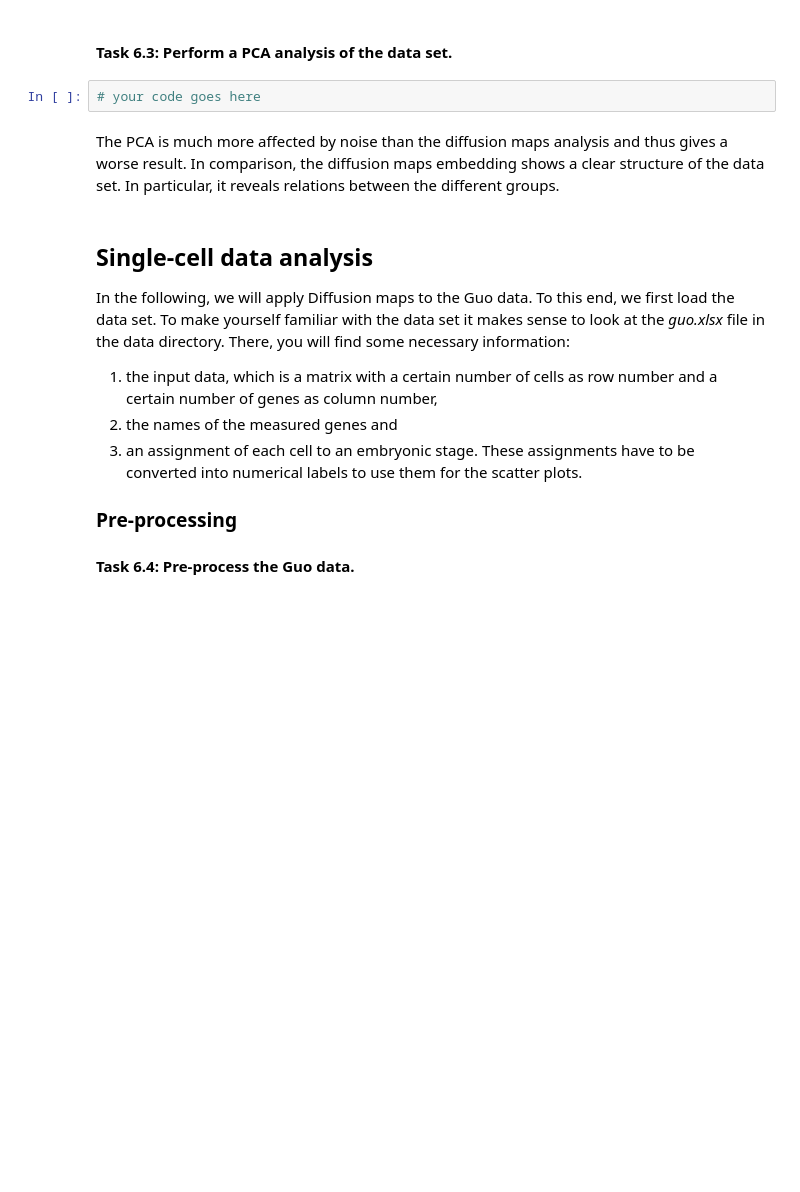
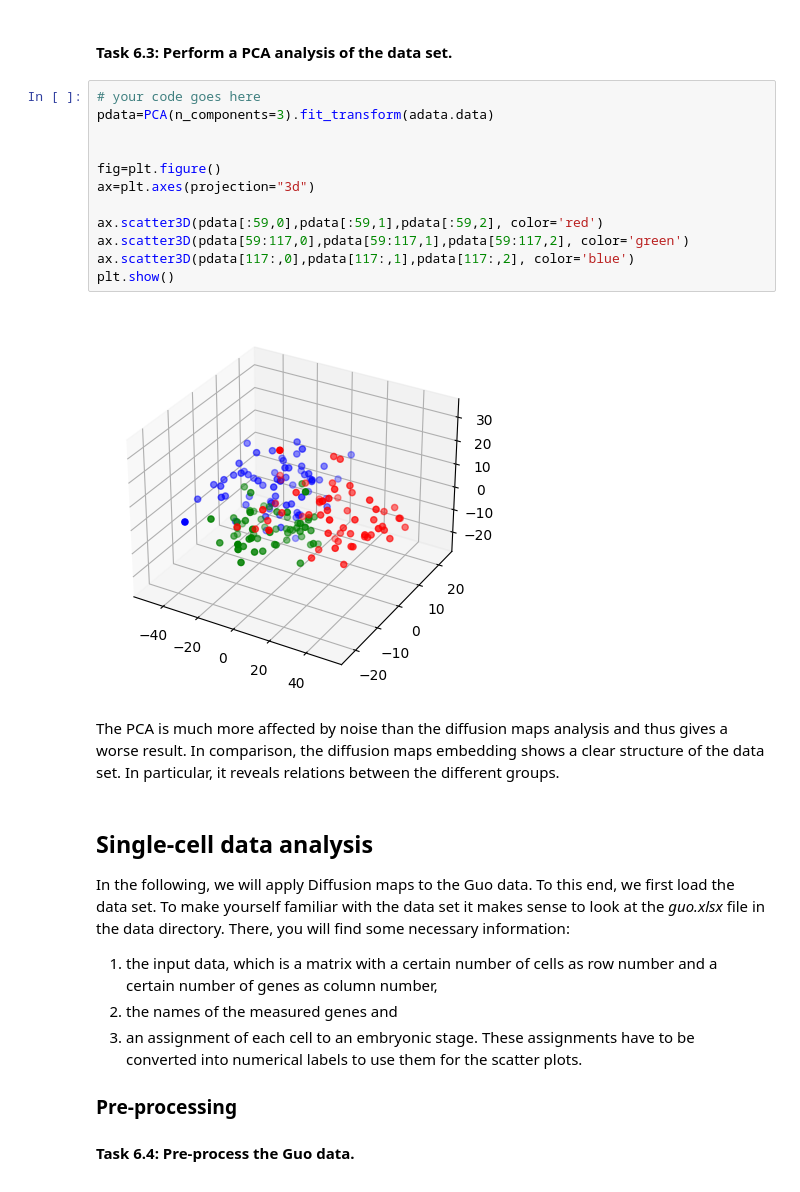
Before and after one commit to maximilianGord/final_single_cell, a Jupyter notebook: DiffusionMaps_template.ipynb, the cells around one changed output. Drawn from its saved outputs; the diff is of its cells as text; blank space fills up the shorter version.

```diff
--- a/DiffusionMaps_template.ipynb
+++ b/DiffusionMaps_template.ipynb
@@ -99,7 +117,19 @@ def load_buettner_data():
 # %% [markdown]
 #### Task 6.3: Perform a PCA analysis of the data set.
-# %%
-# your code goes here
+# %%
+# your code goes here
+pdata=PCA(n_components=3).fit_transform(adata.data)
+
+
+fig=plt.figure()
+ax=plt.axes(projection="3d")
+
+ax.scatter3D(pdata[:59,0],pdata[:59,1],pdata[:59,2], color='red')
+ax.scatter3D(pdata[59:117,0],pdata[59:117,1],pdata[59:117,2], color='green')
+ax.scatter3D(pdata[117:,0],pdata[117:,1],pdata[117:,2], color='blue')
+plt.show()
+# %% [output]
+[figure, added]
 # %% [markdown]
 The PCA is much more affected by noise than the diffusion maps analysis and thus gives a worse result. In comparison, the diffusion maps embedding shows a clear structure of the data set. In particular, it reveals relations between the different groups.
 # %% [markdown]
```
Also changed, not shown: parts of 5 cells of this notebook.
